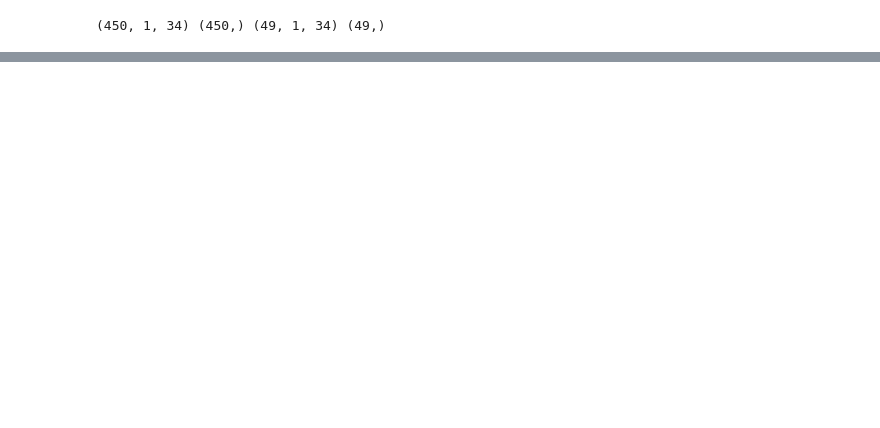
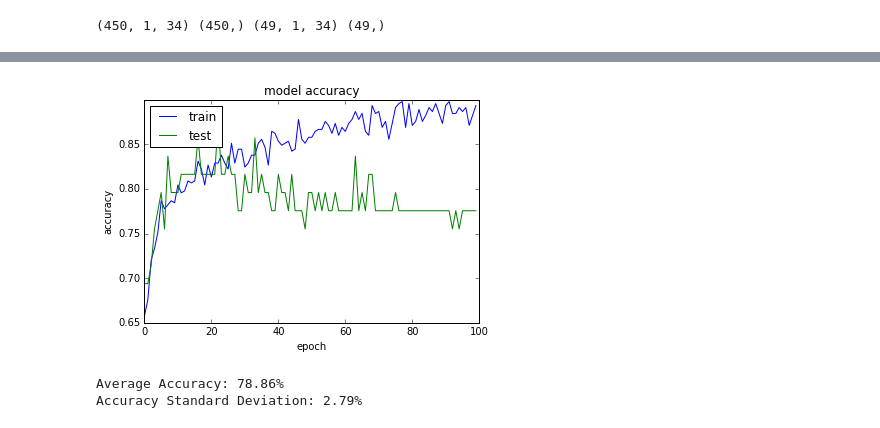
Before and after one commit to JamesBrd/MML, a Jupyter notebook: Multivariate-wo-ELO-V1.ipynb, the cells around one changed output, grey strips where cells are left out. Cells and saved outputs as stored; diff of their text form; code cells hidden in the pictures; blank space fills up the shorter version.

```diff
--- a/Multivariate-wo-ELO-V1.ipynb
+++ b/Multivariate-wo-ELO-V1.ipynb
@@ -260,3 +225,24 @@ Epoch 100/100
+# %%
+# summarize history for accuracy
+plt.plot(history.history['acc'])
+plt.plot(history.history['val_acc'])
+plt.title('model accuracy')
+plt.ylabel('accuracy')
+plt.xlabel('epoch')
+plt.legend(['train', 'test'], loc='upper left')
+plt.show()
+# %% [output]
+[figure, added]
+# %%
+import numpy as np
+# list all data in history
+#print(history.history['val_acc'])
+val_acc_array = np.array(history.history['val_acc'])
+print("Average Accuracy: %.2f%%" % (np.mean(val_acc_array)*100))
+print("Accuracy Standard Deviation: %.2f%%" % (np.std(val_acc_array)*100))
+# %% [output]
+Average Accuracy: 78.86%
+Accuracy Standard Deviation: 2.79%
 # %%
 # Final evaluation of the model
 scores = model.evaluate(test_X, test_y, verbose=0)
```
Also changed, not shown: parts of 8 cells of this notebook, 2 other files.
